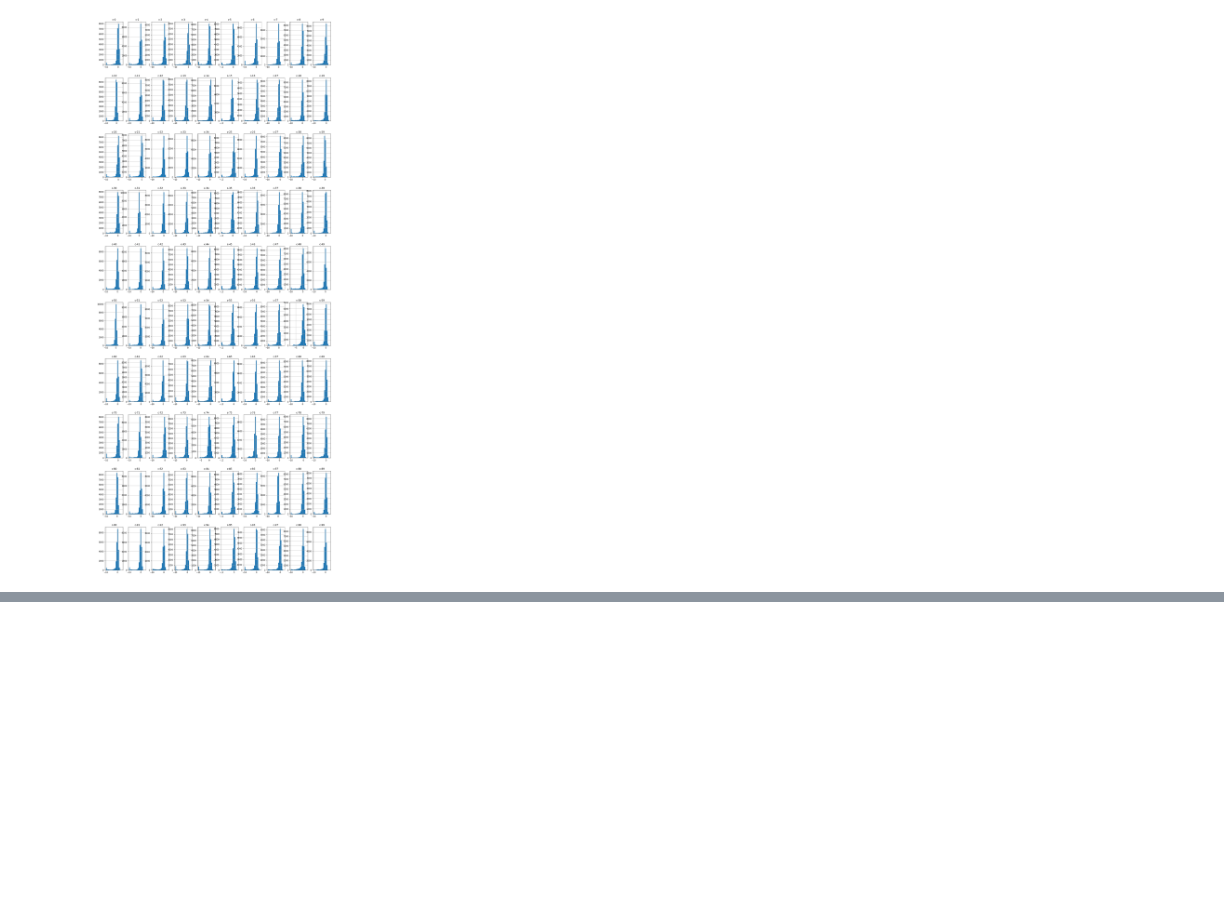
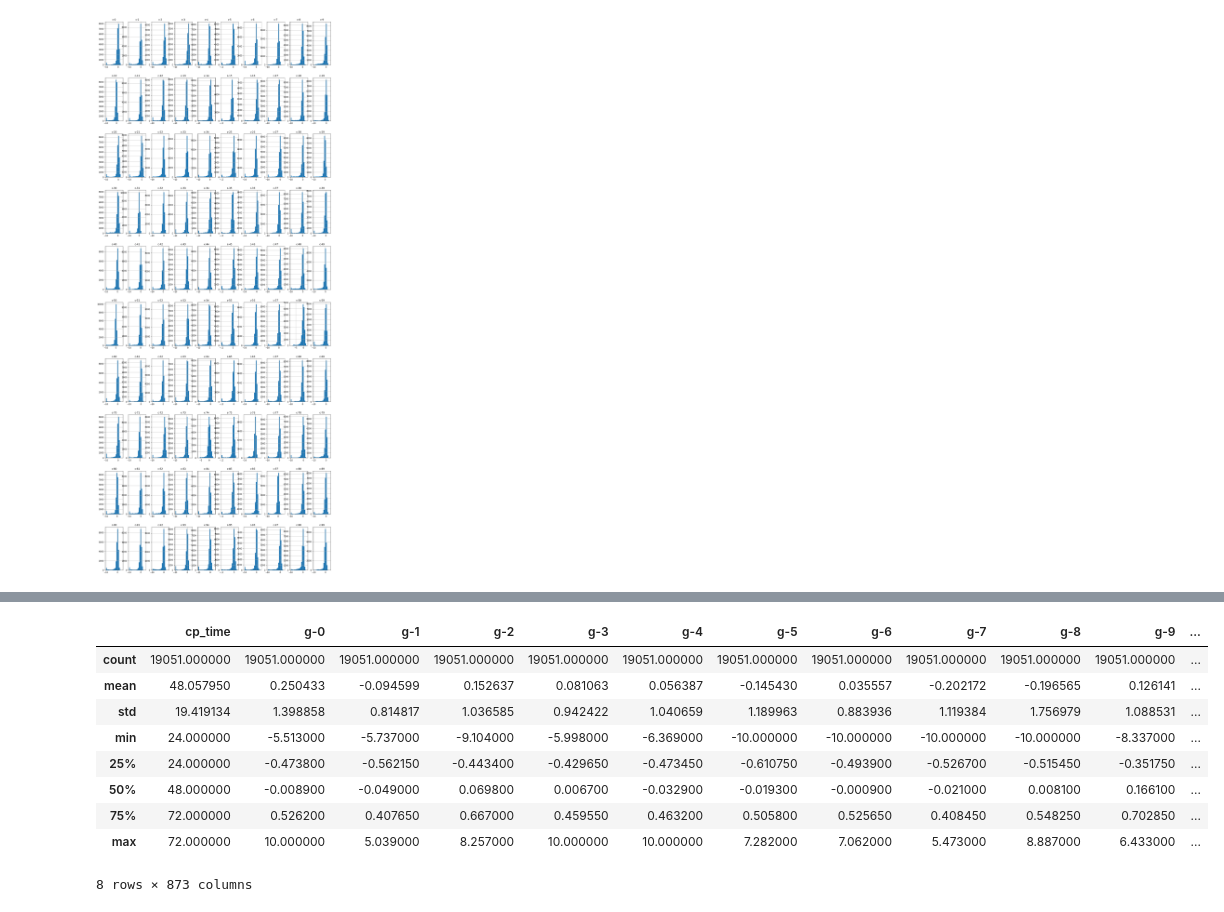
Before and after one commit to TruddelDu/MechanismOfActionPrediction, a Jupyter notebook: 00_Inital_Exploration.ipynb, the cells around one changed output, grey strips where cells are left out. Saved outputs shown, nothing was run; the diff lists cells and outputs as text; code cells hidden in the pictures; blank space fills up the shorter version.

```diff
--- a/00_Inital_Exploration.ipynb
+++ b/00_Inital_Exploration.ipynb
@@ -123,0 +190,13 @@ plt.show()
+# %%
+X_train.describe()
+# %% [output]
+|  | cp_time | g-0 | g-1 | g-2 | g-3 | g-4 | g-5 | g-6 | g-7 | g-8 | g-9 | ... |
+| count | 19051.000000 | 19051.000000 | 19051.000000 | 19051.000000 | 19051.000000 | 19051.000000 | 19051.000000 | 19051.000000 | 19051.000000 | 19051.000000 | 19051.000000 | ... |
+| mean | 48.057950 | 0.250433 | -0.094599 | 0.152637 | 0.081063 | 0.056387 | -0.145430 | 0.035557 | -0.202172 | -0.196565 | 0.126141 | ... |
+| std | 19.419134 | 1.398858 | 0.814817 | 1.036585 | 0.942422 | 1.040659 | 1.189963 | 0.883936 | 1.119384 | 1.756979 | 1.088531 | ... |
+| min | 24.000000 | -5.513000 | -5.737000 | -9.104000 | -5.998000 | -6.369000 | -10.000000 | -10.000000 | -10.000000 | -10.000000 | -8.337000 | ... |
+| 25% | 24.000000 | -0.473800 | -0.562150 | -0.443400 | -0.429650 | -0.473450 | -0.610750 | -0.493900 | -0.526700 | -0.515450 | -0.351750 | ... |
+| 50% | 48.000000 | -0.008900 | -0.049000 | 0.069800 | 0.006700 | -0.032900 | -0.019300 | -0.000900 | -0.021000 | 0.008100 | 0.166100 | ... |
+| 75% | 72.000000 | 0.526200 | 0.407650 | 0.667000 | 0.459550 | 0.463200 | 0.505800 | 0.525650 | 0.408450 | 0.548250 | 0.702850 | ... |
+| max | 72.000000 | 10.000000 | 5.039000 | 8.257000 | 10.000000 | 10.000000 | 7.282000 | 7.062000 | 5.473000 | 8.887000 | 6.433000 | ... |
+8 rows × 873 columns
```
Also changed, not shown: parts of 17 cells of this notebook.
